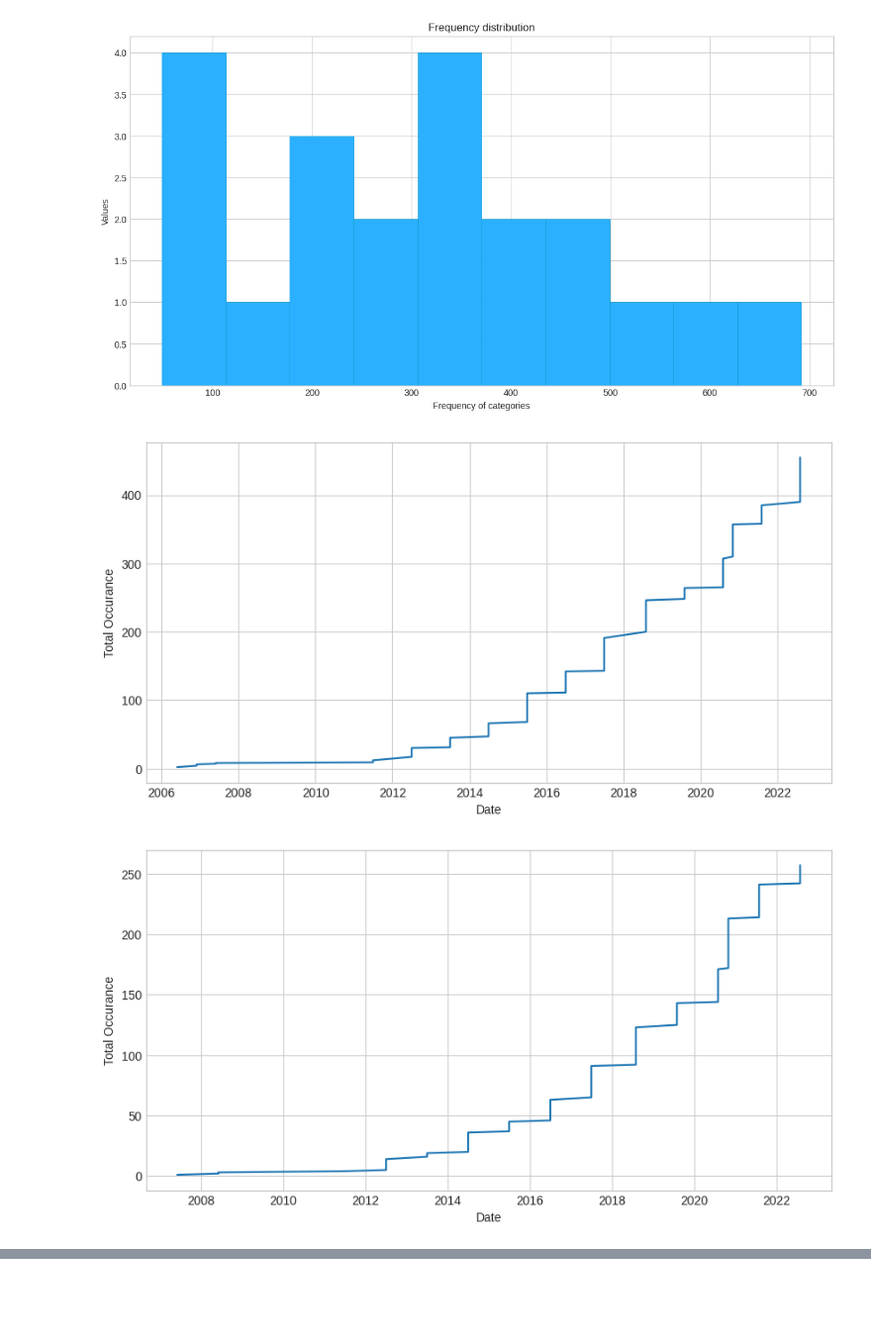
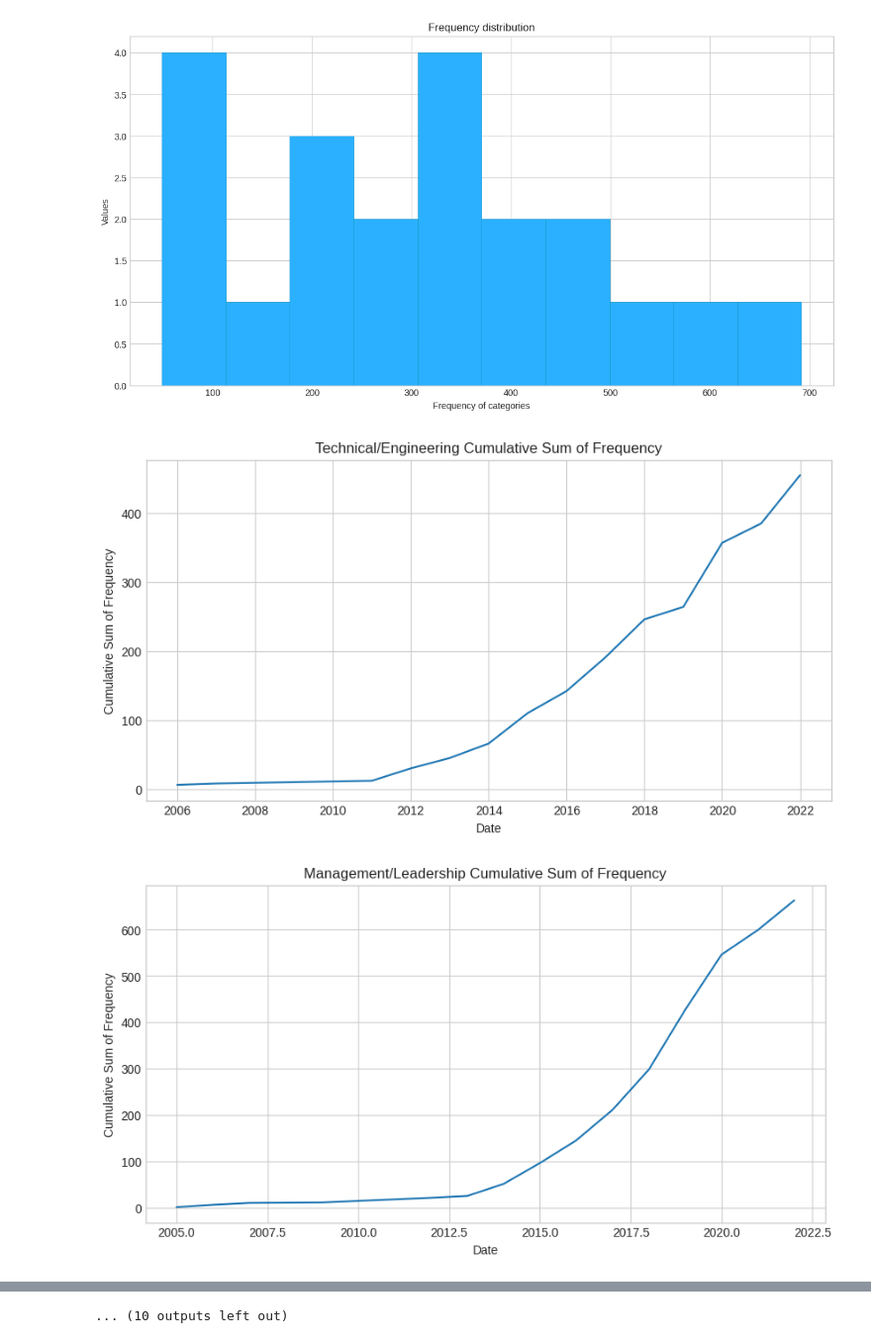
Before and after one commit to Josh-Hiz/Job-Task-Analysis, a Jupyter notebook: TaskAnalysis.ipynb, the cells around one changed output, grey strips where cells are left out. Shown at 99% size. Drawn from its saved outputs; the diff is of its cells as text; code cells hidden in the pictures; blank space fills up the shorter version.

```diff
--- a/TaskAnalysis.ipynb
+++ b/TaskAnalysis.ipynb
@@ -462,36 +443,28 @@ research_df['Total'] = research_df['Frequency'].cumsum()
 # %%
-research_df = freq_df.loc[freq_df['category'] == 'Technical/Engineering'].drop(['Title','category'],axis=1)
-
-research_df['Date'] = pd.to_datetime(research_df['Date'])
-research_df.sort_values(by='Date', inplace=True)
-research_df.reset_index(drop=True,inplace=True)
-
-# Plot a graph on the cummaltive sum of research frequency over time
-x = research_df['Date']
-y = research_df['Frequency'].cumsum()
-plt.figure(figsize= (10,5))
-plt.style.use('seaborn-whitegrid')
-plt.plot(x,y)
-plt.xlabel('Date')
-plt.ylabel('Total Occurance')
-plt.show()
+def plot_cumsum(category):
+  # Create a new dataframe that will be organized in time series and have the cumaltive sum of each year
+  cumsum_df = freq_df.loc[freq_df['category'] == category].drop(['Title','category'], axis = 1)
+  cumsum_df['Date'] = pd.to_datetime(cumsum_df['Date'])
+  cumsum_df.sort_values(by='Date', inplace=True)
+  cumsum_df = cumsum_df.set_index('Date')
+  cumsum_df = cumsum_df.groupby([cumsum_df.index.year],sort=False)['Frequency'].sum().reset_index()
+  # Create a graph with matplotlib
+  x = cumsum_df['Date']
+  y = cumsum_df['Frequency'].cumsum()
+  plt.figure(figsize = (10,5))
+  plt.style.use('seaborn-whitegrid')
+  plt.plot(x,y)
+  plt.title('{} Cumulative Sum of Frequency'.format(category))
+  plt.xlabel('Date')
+  plt.ylabel('Cumulative Sum of Frequency')
+  plt.show()
+  return cumsum_df
-# %% [output]
-[figure, removed]
-# %%
-research_df = freq_df.loc[freq_df['category'] == 'Data Science/Analysis'].drop(['Title','category'],axis=1)
-
-research_df['Date'] = pd.to_datetime(research_df['Date'])
-research_df.sort_values(by='Date', inplace=True)
-research_df.reset_index(drop=True,inplace=True)
-
-# Plot a graph on the cummaltive sum of research frequency over time
-x = research_df['Date']
-y = research_df['Frequency'].cumsum()
-plt.figure(figsize= (10,5))
-plt.style.use('seaborn-whitegrid')
-plt.plot(x,y)
-plt.xlabel('Date')
-plt.ylabel('Total Occurance')
-plt.show()
-# %% [output]
-[figure, removed]
+# %%
+# Plot graphs for all 21 categories cummulative sum
+df_dict = {}
+for item in cat_mapping.values():
+  df_dict[item] = plot_cumsum(item)
+print(df_dict["Research"])
+# %% [output]
+[figure, added]
+[figure, added]
@@ -498 +481,2 @@ plt.show()
+... (10 outputs left out)
 # %% [markdown]
```
Also changed, not shown: parts of 20 cells of this notebook.
